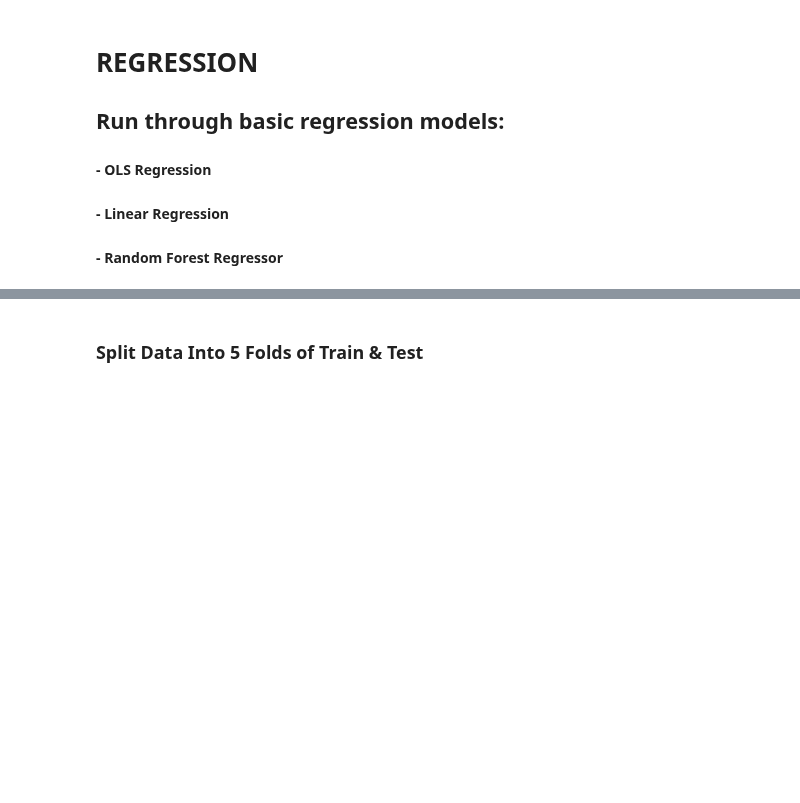
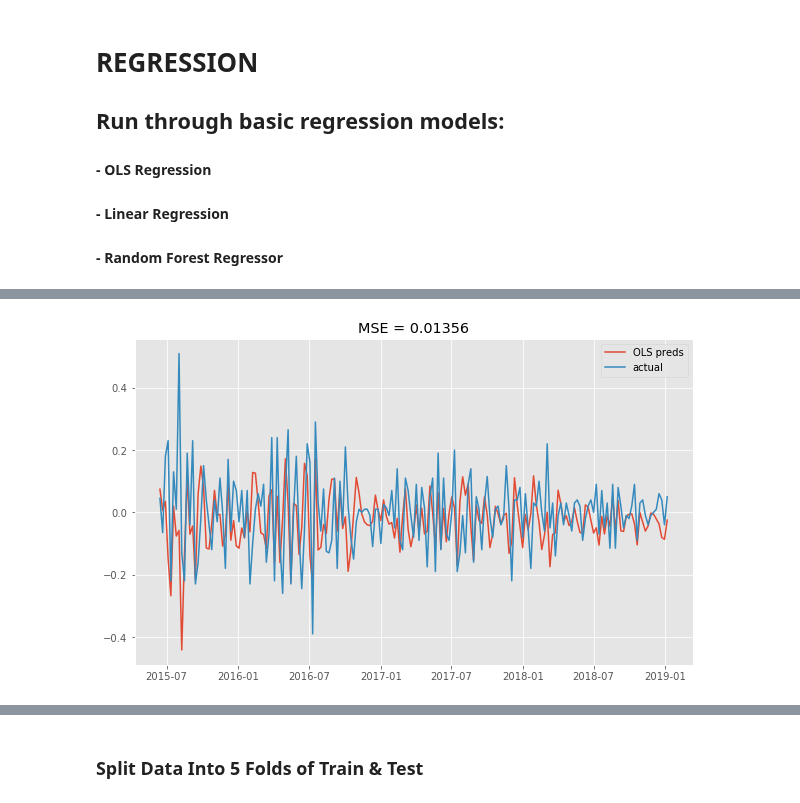
Before and after one commit to jrpaige/Solar, a Jupyter notebook: Model_Notebook.ipynb, the cells around one changed output, grey strips where cells are left out. Cells and saved outputs as stored; diff of their text form; code cells hidden in the pictures; blank space fills up the shorter version.

```diff
--- a/Model_Notebook.ipynb
+++ b/Model_Notebook.ipynb
@@ -90,3 +90,7 @@ ols_model, ols_trend = lag_ols_model(y)[0], lag_ols_model(y)[1]
 linear_model, linear_trend = linear_ols_model(y)[0], linear_ols_model(y)[1]
 
 score_table(y, ols_model, linear_model, rf_model)
+# %%
+smf_ols(diff)
+# %% [output]
+[figure, added]
```
Also changed, not shown: parts of 5 cells of this notebook, 2 other files.
